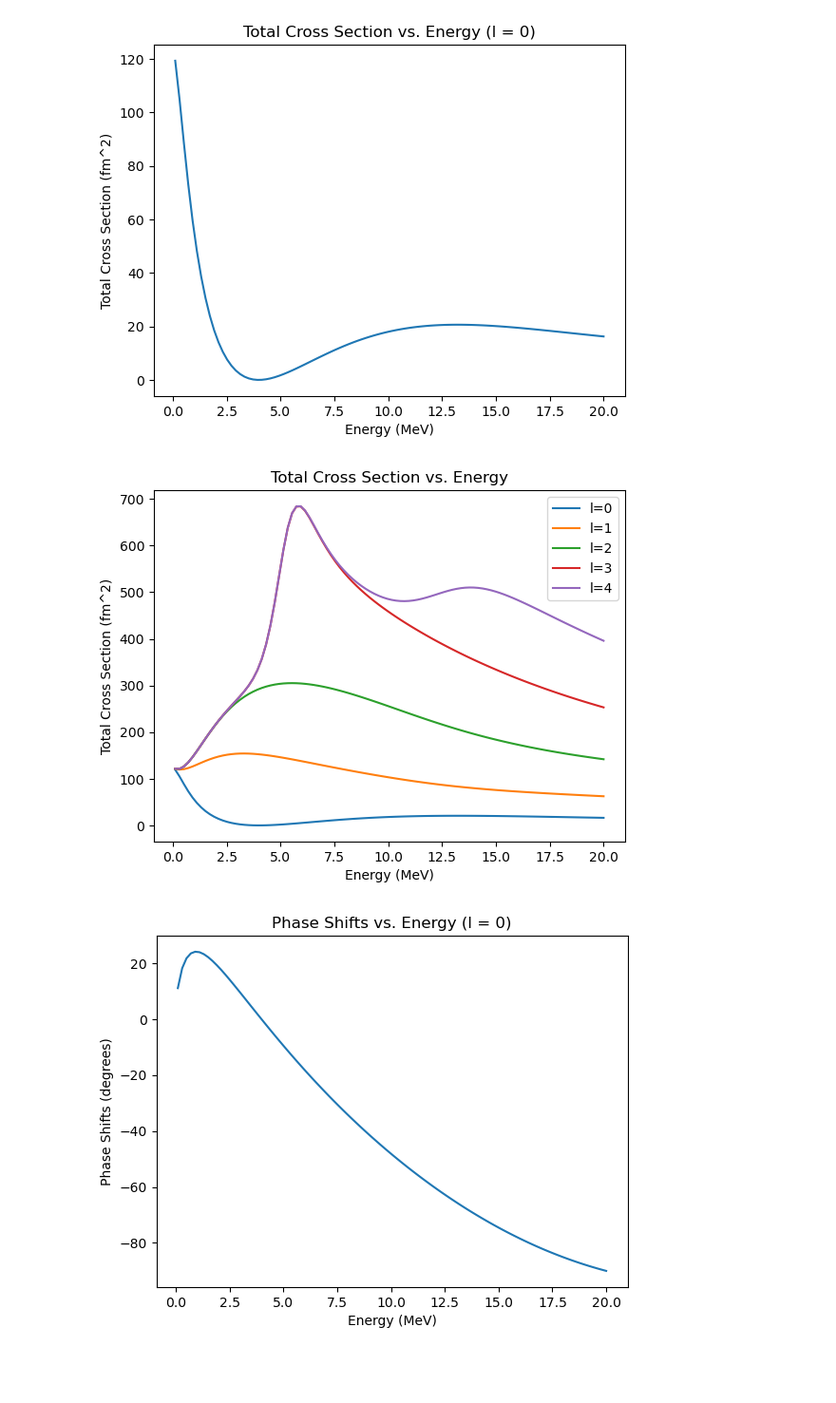
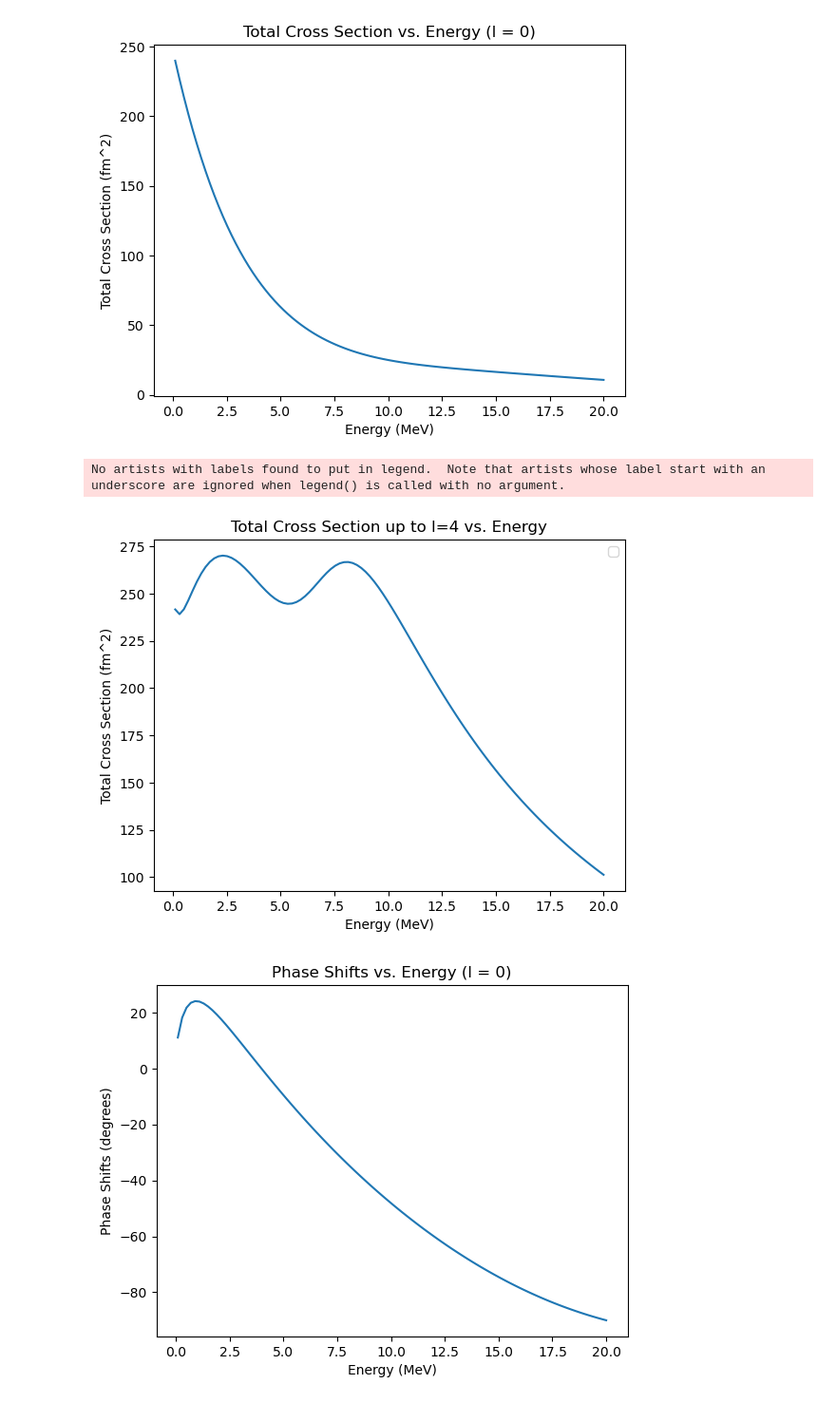
Before and after one commit to LydiaMaz/Scattering-Calculations, a Jupyter notebook: Square Well Potential.ipynb, the cells around one changed output. Shown at 95% size. Drawn from its saved outputs; the diff is of its cells as text; code cells hidden in the pictures; blank space fills up the shorter version.

Commit message:
add plots

```diff
--- a/Square Well Potential.ipynb
+++ b/Square Well Potential.ipynb
@@ -12,8 +14,8 @@ hbar = 197 #MeV
 
 mu = m1*m2/(m1+m2)
 
-V0 = -15.0 #MeV
-a = 6 #fm
+V0 = -50.0 #MeV
+a = 5 #fm
 # %%
 def calculate_phase_shift(k, K, l):
 
@@ -41,32 +43,26 @@ l_max = 0
 # %%
 cross_sections = calculate_total_cross_sections(E_values, l_max)
 
-plt.plot(E_values, cross_sections)
+sns.lineplot(x=E_values, y=cross_sections)
 plt.xlabel("Energy (MeV)")
 plt.ylabel("Total Cross Section (fm^2)")
 plt.title(f"Total Cross Section vs. Energy (l = {l_max})")
 plt.show()
 # %% [output]
-[figure, old version]
+[figure, new version]
 # %%
-cross_sections_0 = calculate_total_cross_sections(E_values, 0)
-cross_sections_1 = calculate_total_cross_sections(E_values, 1)
-cross_sections_2 = calculate_total_cross_sections(E_values, 2)
-cross_sections_3 = calculate_total_cross_sections(E_values, 3)
+
 cross_sections_4 = calculate_total_cross_sections(E_values, 4)
 
-plt.plot(E_values, cross_sections_0, label='l = 0')
-plt.plot(E_values, cross_sections_1, label='l = 1')
-plt.plot(E_values, cross_sections_2, label='l = 2')
-plt.plot(E_values, cross_sections_3, label='l = 3')
-plt.plot(E_values, cross_sections_4, label='l = 4')
+plt.plot(E_values, cross_sections_4)
 plt.xlabel("Energy (MeV)")
 plt.ylabel("Total Cross Section (fm^2)")
-plt.title("Total Cross Section vs. Energy")
+plt.title("Total Cross Section up to l=4 vs. Energy")
 plt.legend()
 plt.show()
 # %% [output]
+No artists with labels found to put in legend.  Note that artists whose label start with an underscore are ignored when legend() is called with no argument.
-[figure, old version]
+[figure, new version]
 # %%
 k_array = np.sqrt(2*mu*E_values / (hbar ** 2))
 kappa_array = np.sqrt((2*mu*(E_values-V0))/hbar**2)
```
Also changed, not shown: parts of 4 cells of this notebook.
